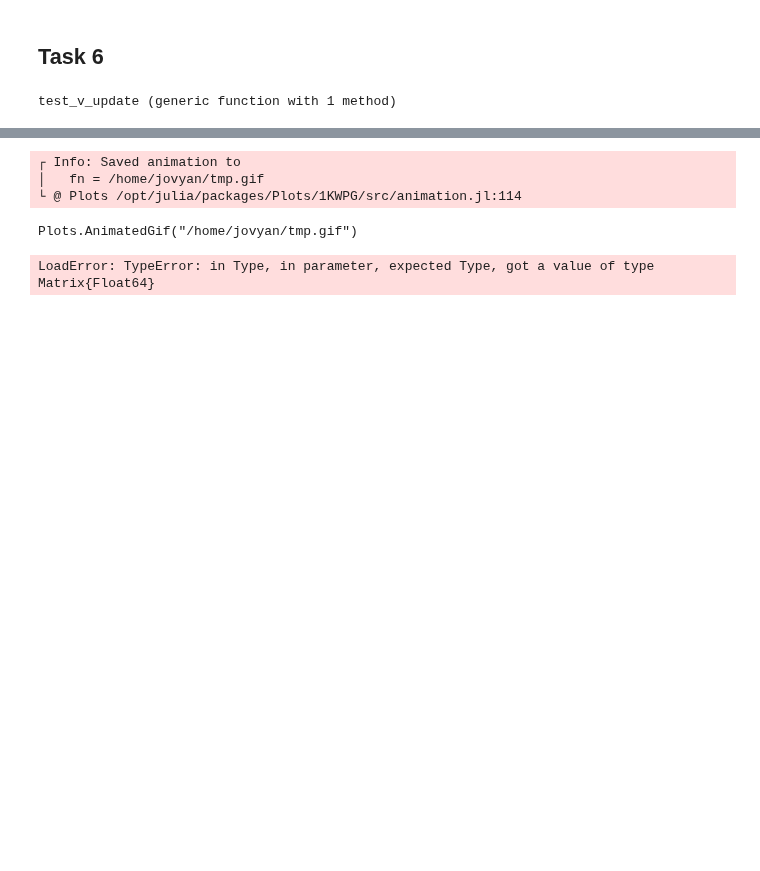
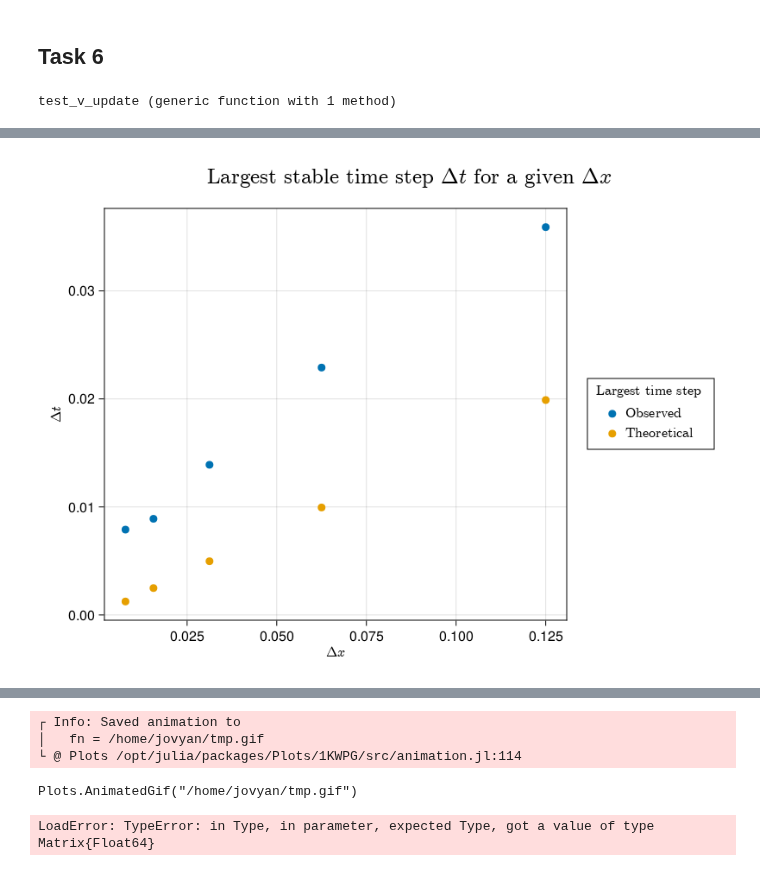
Before and after one commit to l-okko/cfd-klausur, a Jupyter notebook: klausur.ipynb, the cells around one changed output, grey strips where cells are left out. Saved outputs shown, nothing was run; the diff lists cells and outputs as text; code cells hidden in the pictures; blank space fills up the shorter version.

```diff
--- a/klausur.ipynb
+++ b/klausur.ipynb
@@ -772,0 +634,18 @@ source_distribution (generic function with 1 method)
+# %%
+f = Figure()
+ax = Axis(f[1,1],xlabel=L"\Delta x",ylabel=L"\Delta t")
+dx = [1.0/8,1.0/16,1.0/32,1.0/64,1.0/128]
+dt = [0.0359,0.0229,0.0139,0.0089,0.0079]
+theo = dx./(2*pi)
+
+CairoMakie.scatter!(ax,dx,dt,label = L"Observed $$")
+CairoMakie.scatter!(ax,dx,theo,label = L"Theoretical $$")
+
+f[1,2] = Legend(f,ax,L"Largest time step $$")
+Label(f[0,:],text = L"Largest stable time step $\Delta t$ for a given $\Delta x$", textsize = 25)
+resize_to_layout!(f)
+
+display(f)
+save("stabilty_task4.pdf",f)
+# %% [output]
+[figure, added]
```
Also changed, not shown: parts of 5 cells of this notebook.
